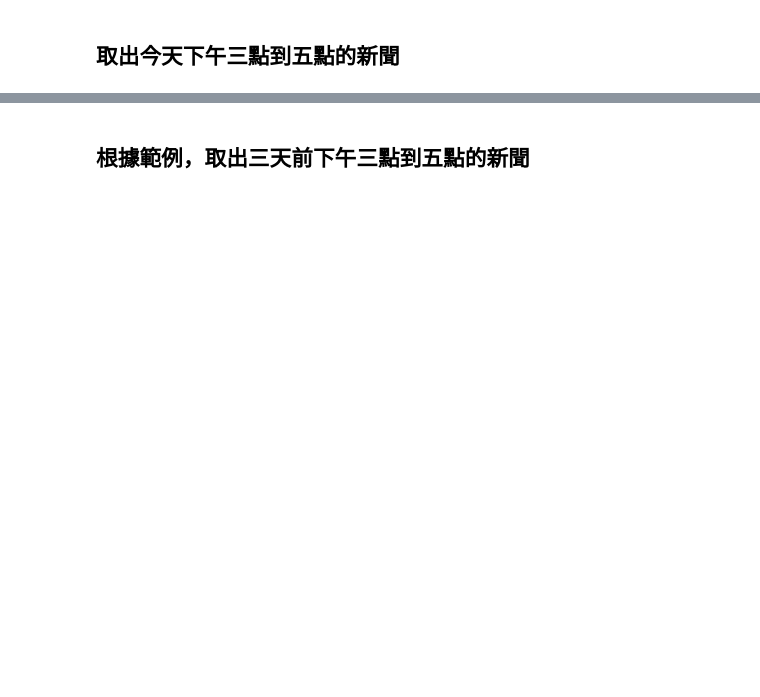
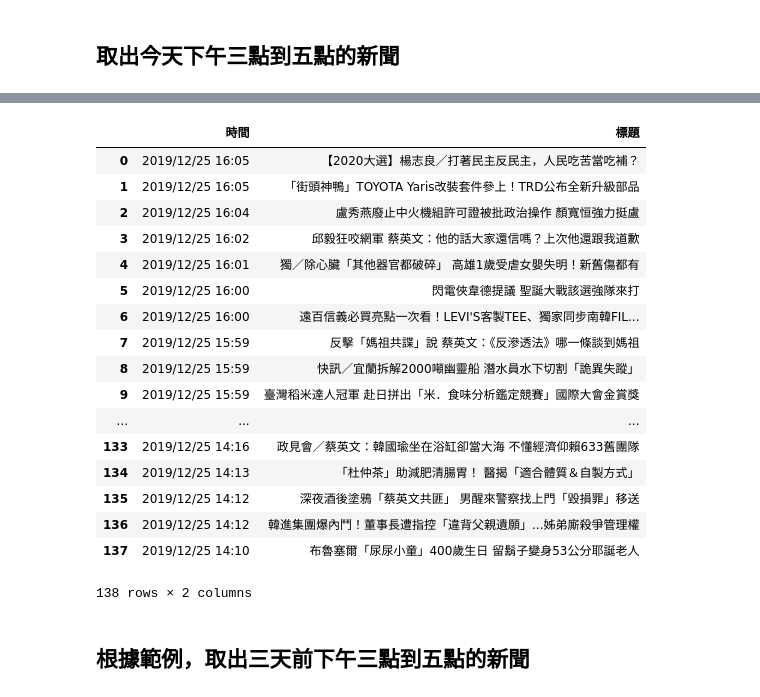
Before and after one commit to henryho2012/1st-PyCrawlerMarathon, a Jupyter notebook: homework/Day021_HW.ipynb, the cells around one changed output, grey strips where cells are left out. Saved outputs shown, nothing was run; the diff lists cells and outputs as text; code cells hidden in the pictures; blank space fills up the shorter version.

```diff
--- a/homework/Day021_HW.ipynb
+++ b/homework/Day021_HW.ipynb
@@ -92,3 +129,42 @@ for d in dd:
+# %%
+# 取得兩小時內的時間
+from datetime import datetime, timedelta
+two_hours_ago_time = datetime.now() - timedelta(hours=2)
+
+# 取得資料（整理成好的格式）
+news = []
+
+for d in soup.find(class_="part_list_2").find_all('h3'):
+    # 比兩小時前早的話就結束
+    if datetime.strptime(d.find(class_="date").text, '%Y/%m/%d %H:%M') < two_hours_ago_time:
+        break
+
+    news.append({
+        '時間': d.find(class_="date").text,
+        '標題': d.find_all('a')[-1].text
+    })
+
+import pandas as pd
+pd.DataFrame(news)
+# %% [output]
+|  | 時間 | 標題 |
+| 0 | 2019/12/25 16:05 | 【2020大選】楊志良／打著民主反民主，人民吃苦當吃補？ |
+| 1 | 2019/12/25 16:05 | 「街頭神鴨」TOYOTA Yaris改裝套件參上！TRD公布全新升級部品 |
+| 2 | 2019/12/25 16:04 | 盧秀燕廢止中火機組許可證被批政治操作 顏寬恒強力挺盧 |
+| 3 | 2019/12/25 16:02 | 邱毅狂咬網軍 蔡英文：他的話大家還信嗎？上次他還跟我道歉 |
+| 4 | 2019/12/25 16:01 | 獨／除心臟「其他器官都破碎」 高雄1歲受虐女嬰失明！新舊傷都有 |
+| 5 | 2019/12/25 16:00 | 閃電俠韋德提議 聖誕大戰該選強隊來打 |
+| 6 | 2019/12/25 16:00 | 遠百信義必買亮點一次看！LEVI'S客製TEE、獨家同步南韓FIL... |
+| 7 | 2019/12/25 15:59 | 反擊「媽祖共諜」說 蔡英文：《反滲透法》哪一條談到媽祖 |
+| 8 | 2019/12/25 15:59 | 快訊／宜蘭拆解2000噸幽靈船 潛水員水下切割「詭異失蹤」 |
+| 9 | 2019/12/25 15:59 | 臺灣稻米達人冠軍 赴日拼出「米．食味分析鑑定競賽」國際大會金賞獎 |
+| ... | ... | ... |
+| 133 | 2019/12/25 14:16 | 政見會／蔡英文：韓國瑜坐在浴缸卻當大海 不懂經濟仰賴633舊團隊 |
+| 134 | 2019/12/25 14:13 | 「杜仲茶」助減肥清腸胃！ 醫揭「適合體質＆自製方式」 |
+| 135 | 2019/12/25 14:12 | 深夜酒後塗鴉「蔡英文共匪」 男醒來警察找上門「毀損罪」移送 |
+| 136 | 2019/12/25 14:12 | 韓進集團爆內鬥！董事長遭指控「違背父親遺願」...姊弟廝殺爭管理權 |
+| 137 | 2019/12/25 14:10 | 布魯塞爾「尿尿小童」400歲生日 留鬍子變身53公分耶誕老人 |
+138 rows × 2 columns
 # %% [markdown]
 ## 根據範例，取出三天前下午三點到五點的新聞
 # %%
```
Also changed, not shown: parts of 13 cells of this notebook.
